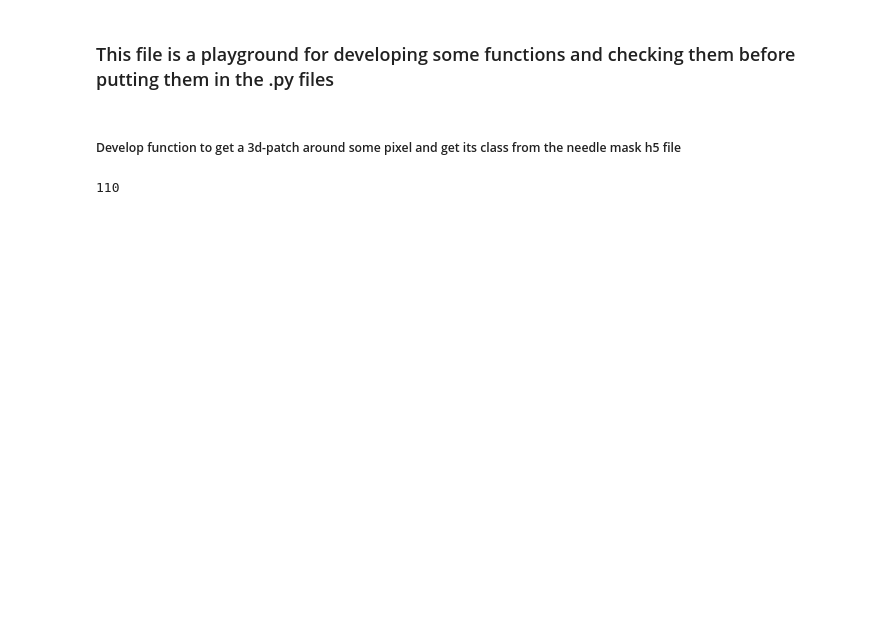
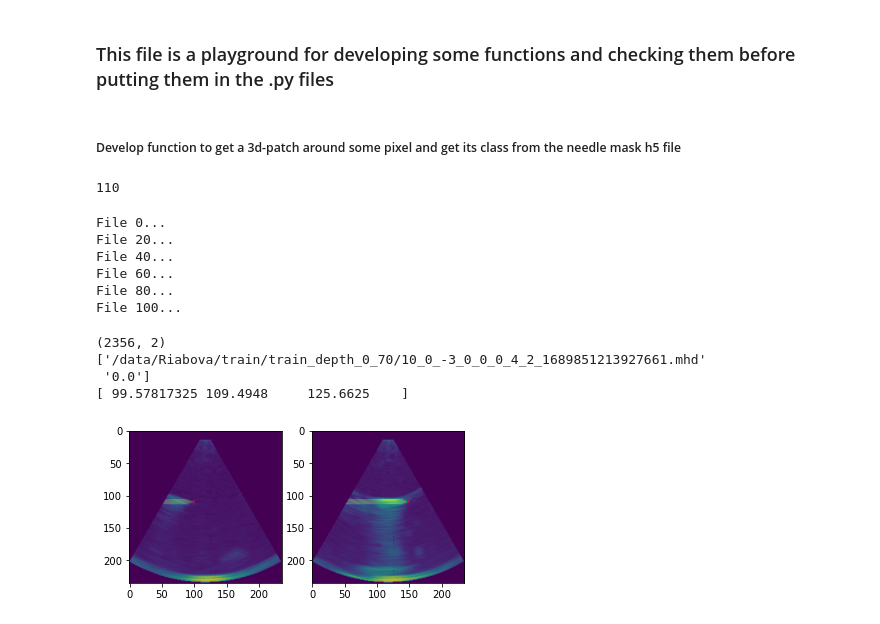
Before and after one commit to ryabovasasha08/US_3D_needle_detection, a Jupyter notebook: drafts.ipynb, the cells around one changed output. Saved outputs shown, nothing was run; the diff lists cells and outputs as text; code cells hidden in the pictures; blank space fills up the shorter version.

```diff
--- a/drafts.ipynb
+++ b/drafts.ipynb
@@ -48,0 +12,76 @@ def get_pixel_class(filename, frame_num, pixel_coords):
+# %%
+from utils.type_reader import mha_read_header
+import numpy as np
+from utils.labels_utils import get_labels
+from tqdm import tqdm
+
+# merge all images in one huge array
+
+all_frames_filenames_array = np.empty((1))
+frame_nums = np.empty((1))
+labels = np.empty((1, 3))
+i = 0
+for f in all_files_mhd:
+    if (i%20 == 0):
+        print("File "+str(i)+"...")
+    info = mha_read_header(f)
+    labels = np.concatenate((labels, get_labels(f, info)), axis = 0)
+    all_frames_filenames_array = np.concatenate((all_frames_filenames_array, [f]*info['Dimensions'][3]), axis=0)
+    frame_nums = np.concatenate((frame_nums, np.arange(0, info['Dimensions'][3])), axis=0)
+    i+=1
+
+all_frames_filenames_array = all_frames_filenames_array[ 1:]
+labels = labels[1:, :]
+frame_nums = frame_nums[1:]
+# %% [output]
+File 0...
+File 20...
+File 40...
+File 60...
+File 80...
+File 100...
+# %%
+X = np.vstack((all_frames_filenames_array, frame_nums)).transpose()
+y = labels
+print(X.shape)
+print(X[0, :])
+print(y[0, :])
+# %% [output]
+(2356, 2)
+['/data/Riabova/train/train_depth_0_70/10_0_-3_0_0_0_4_2_1689851213927661.mhd'
+ '0.0']
+[ 99.57817325 109.4948     125.6625    ]
+# %%
+# plot two frames from one sequence next to each other with needle pixels and tip ground truth:
+
+import h5py
+import matplotlib.pyplot as plt
+from utils.type_reader import get_image_array
+from matplotlib import patches
+
+
+input_image = get_image_array(X[0][0])
+h5_file = h5py.File('../train/needle_masks_h5/'+X[0][0][:-4].split("/")[-1]+'.hdf5', 'r')
+needle_mask = h5_file['default'][()]
+h5_file.close()
+
+frame_first = 0
+frame_second = 15
+label_first = labels[frame_first]
+label_second = labels[frame_second]
+
+fig = plt.figure()
+
+ax = fig.add_subplot(1, 2, 1)
+plt.imshow(input_image[:, :, int(label_first[2]), frame_first].T)
+plt.imshow(needle_mask[frame_first, :, :, int(label_first[2])].T, alpha=0.2)
+ax.add_patch(patches.Circle((int(label_first[0]), int(label_first[1])), radius=1, color='red'))
+
+ax = fig.add_subplot(1, 2, 2)
+plt.imshow(input_image[:, :, int(label_second[2]), frame_second].T)
+plt.imshow(needle_mask[frame_second, :, :, int(label_second[2])].T, alpha=0.2)
+ax.add_patch(patches.Circle((int(label_second[0]), int(label_second[1])), radius=1, color='red'))
+
+plt.show()
+# %% [output]
+[figure, added]
```
Also changed, not shown: parts of 5 cells of this notebook, 1 other file.
